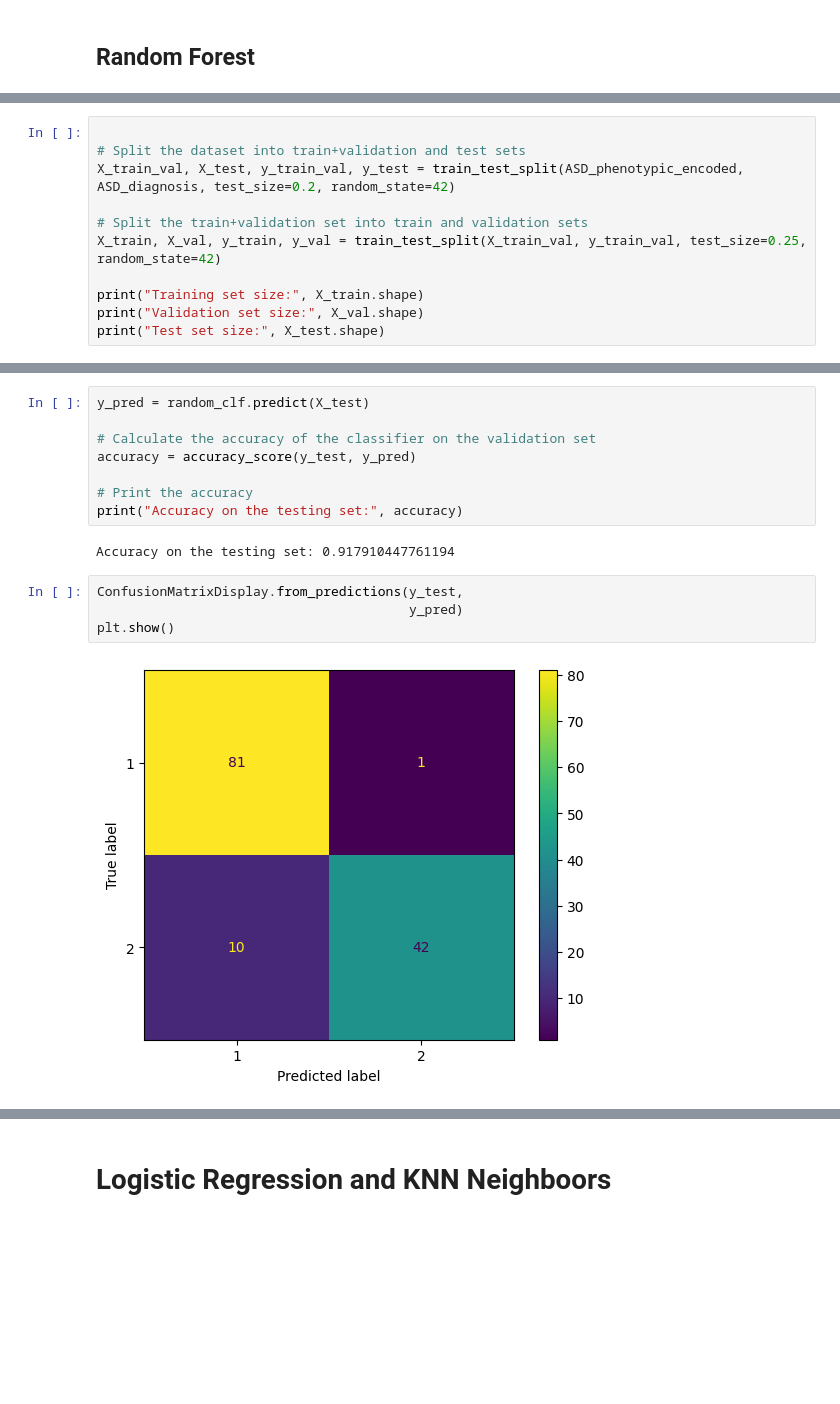
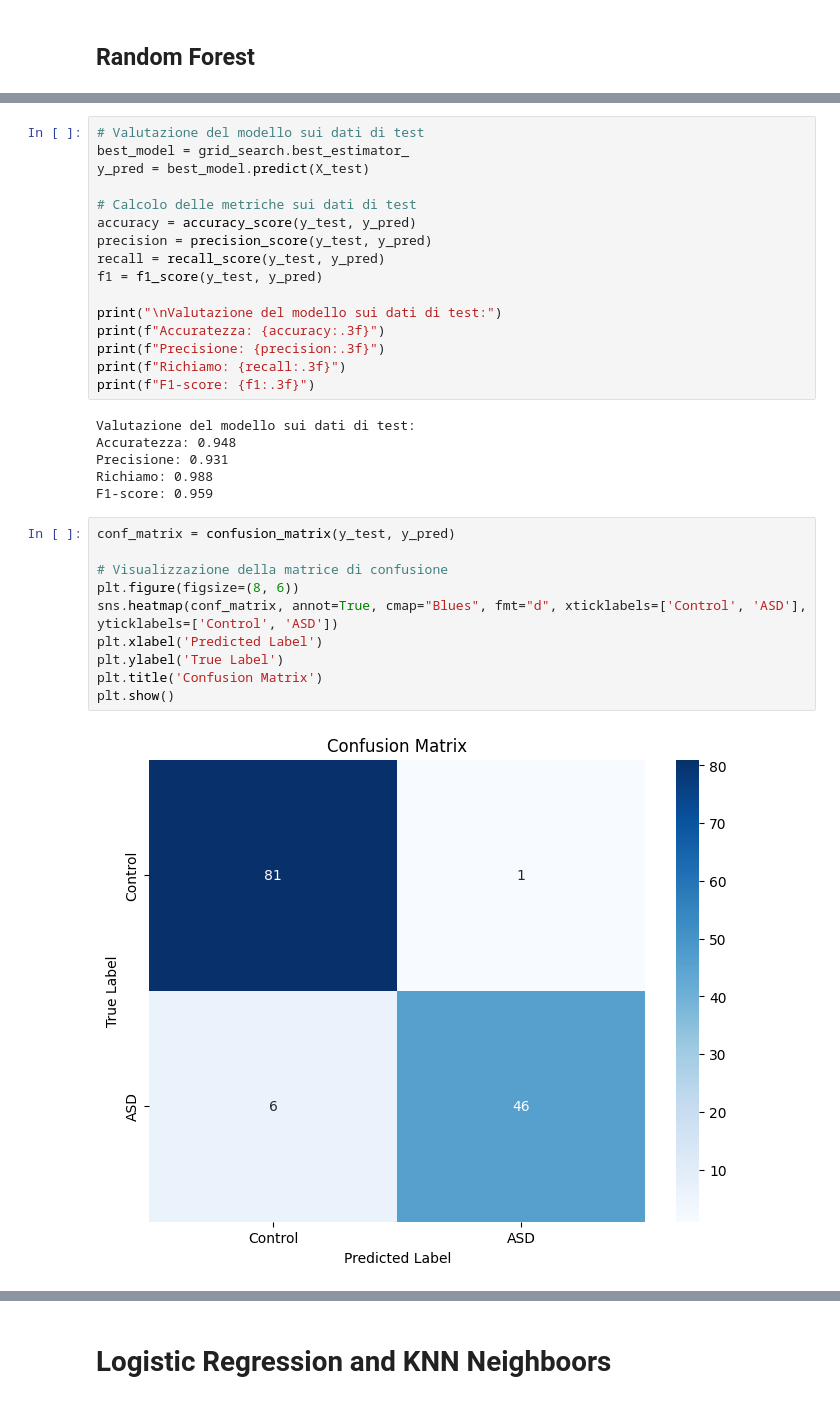
Before and after one commit to AuraNatale/AutismDataMining, a Jupyter notebook: Source Code/classification.ipynb, the cells around one changed output, grey strips where cells are left out. Drawn from its saved outputs; the diff is of its cells as text; blank space fills up the shorter version.

```diff
--- a/Source Code/classification.ipynb
+++ b/Source Code/classification.ipynb
@@ -279,11 +316,0 @@ First we split the data into training, validation and testing sets.
-# %%
-
-# Split the dataset into train+validation and test sets
-X_train_val, X_test, y_train_val, y_test = train_test_split(ASD_phenotypic_encoded, ASD_diagnosis, test_size=0.2, random_state=42)
-
-# Split the train+validation set into train and validation sets
-X_train, X_val, y_train, y_val = train_test_split(X_train_val, y_train_val, test_size=0.25, random_state=42)
-
-print("Training set size:", X_train.shape)
-print("Validation set size:", X_val.shape)
-print("Test set size:", X_test.shape)
@@ -340,16 +317,34 @@ plt.show()
-# %%
-y_pred = random_clf.predict(X_test)
-
-# Calculate the accuracy of the classifier on the validation set
-accuracy = accuracy_score(y_test, y_pred)
-
-# Print the accuracy
-print("Accuracy on the testing set:", accuracy)
-# %% [output]
-Accuracy on the testing set: 0.917910447761194
-# %%
-ConfusionMatrixDisplay.from_predictions(y_test,
-                                        y_pred)
-plt.show()
-# %% [output]
-[figure, removed]
+# %%
+# Valutazione del modello sui dati di test
+best_model = grid_search.best_estimator_
+y_pred = best_model.predict(X_test)
+
+# Calcolo delle metriche sui dati di test
+accuracy = accuracy_score(y_test, y_pred)
+precision = precision_score(y_test, y_pred)
+recall = recall_score(y_test, y_pred)
+f1 = f1_score(y_test, y_pred)
+
+print("\nValutazione del modello sui dati di test:")
+print(f"Accuratezza: {accuracy:.3f}")
+print(f"Precisione: {precision:.3f}")
+print(f"Richiamo: {recall:.3f}")
+print(f"F1-score: {f1:.3f}")
+# %% [output]
+Valutazione del modello sui dati di test:
+Accuratezza: 0.948
+Precisione: 0.931
+Richiamo: 0.988
+F1-score: 0.959
+# %%
+conf_matrix = confusion_matrix(y_test, y_pred)
+
+# Visualizzazione della matrice di confusione
+plt.figure(figsize=(8, 6))
+sns.heatmap(conf_matrix, annot=True, cmap="Blues", fmt="d", xticklabels=['Control', 'ASD'], yticklabels=['Control', 'ASD'])
+plt.xlabel('Predicted Label')
+plt.ylabel('True Label')
+plt.title('Confusion Matrix')
+plt.show()
+# %% [output]
+[figure, added]
```
Also changed, not shown: parts of 26 cells of this notebook.
